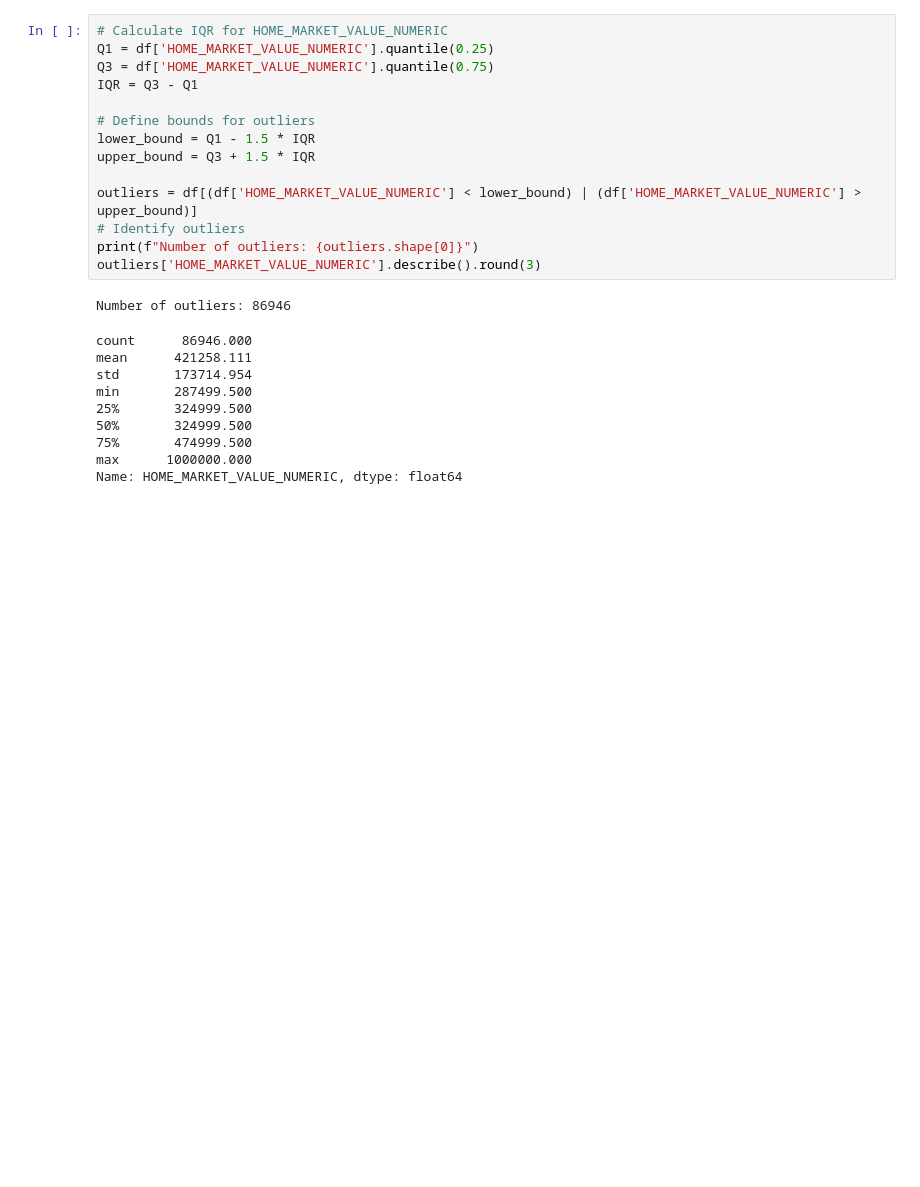
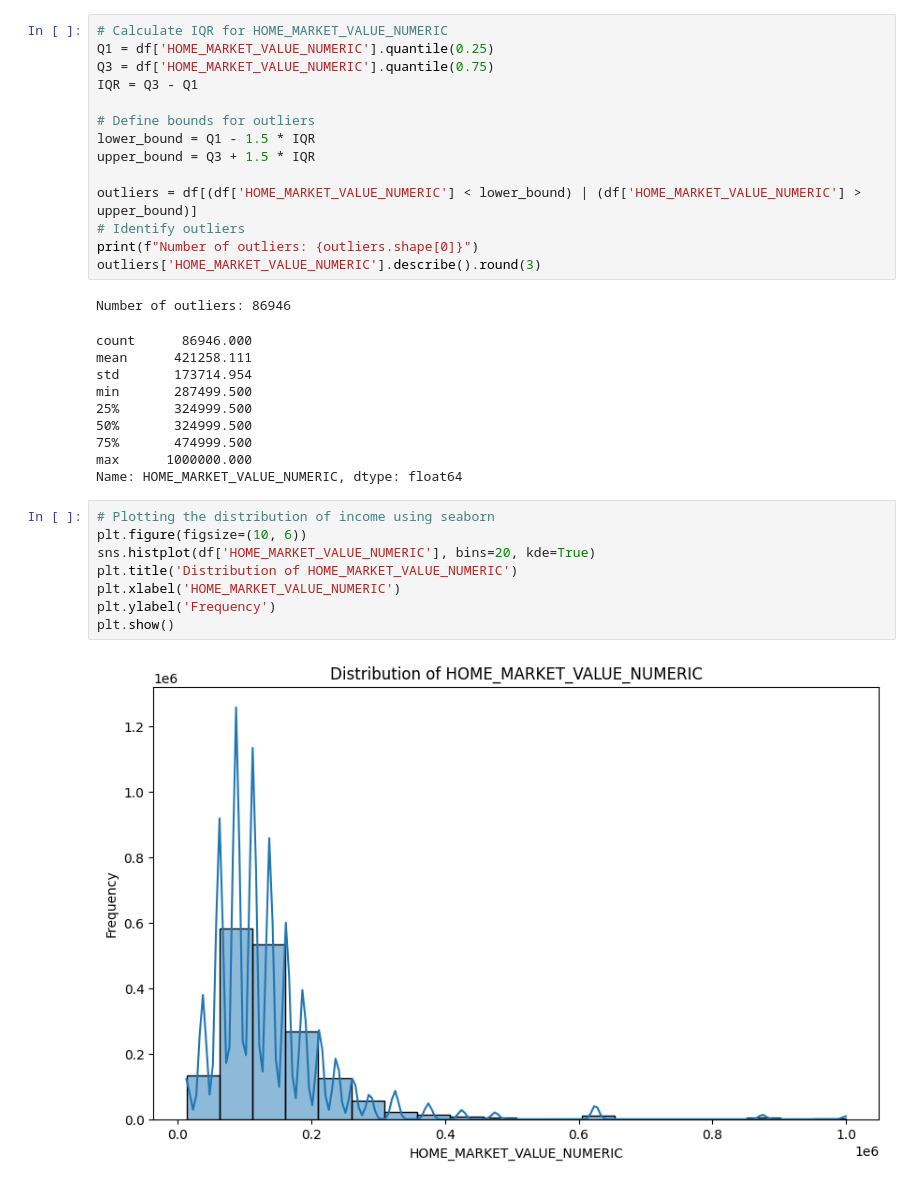
Before and after one commit to fabrizi0rigodanz0/Insurance_Analysis_ML, a Jupyter notebook: notebook.ipynb, the cells around one changed output. Saved outputs shown, nothing was run; the diff lists cells and outputs as text; blank space fills up the shorter version.

```diff
--- a/notebook.ipynb
+++ b/notebook.ipynb
@@ -1319,3 +1319,13 @@ min       287499.500
 75%       474999.500
 max      1000000.000
 Name: HOME_MARKET_VALUE_NUMERIC, dtype: float64
+# %%
+# Plotting the distribution of income using seaborn
+plt.figure(figsize=(10, 6))
+sns.histplot(df['HOME_MARKET_VALUE_NUMERIC'], bins=20, kde=True)
+plt.title('Distribution of HOME_MARKET_VALUE_NUMERIC')
+plt.xlabel('HOME_MARKET_VALUE_NUMERIC')
+plt.ylabel('Frequency')
+plt.show()
+# %% [output]
+[figure, added]
```
Also changed, not shown: parts of 4 cells of this notebook.
